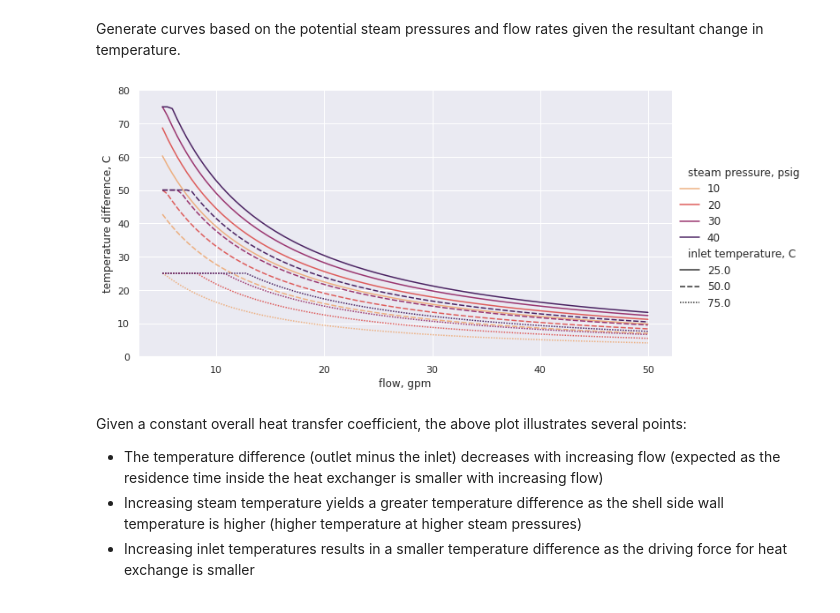
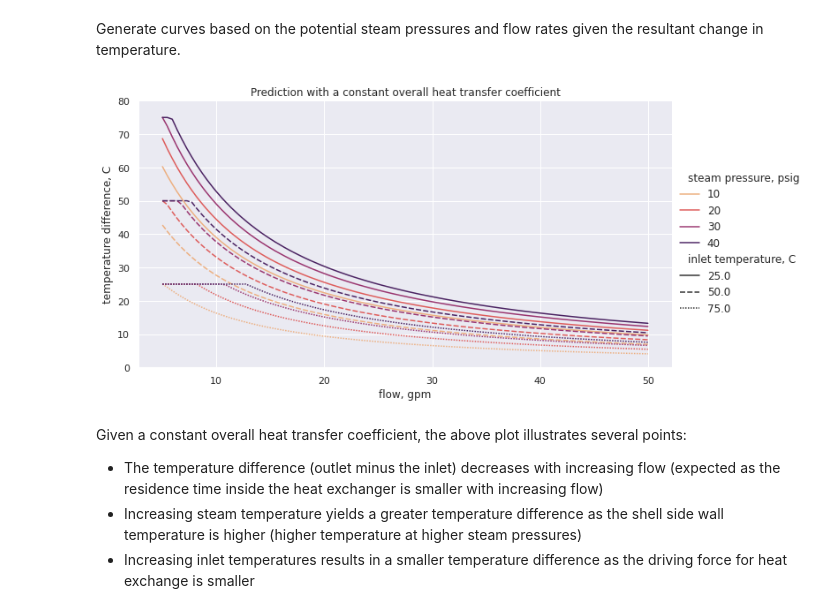
Before and after one commit to clint-bg/demos, a Jupyter notebook: shellandtube/ShellandTubePrediction.ipynb, the cells around one changed output. Saved outputs shown, nothing was run; the diff lists cells and outputs as text; code cells hidden in the pictures.

```diff
--- a/shellandtube/ShellandTubePrediction.ipynb
+++ b/shellandtube/ShellandTubePrediction.ipynb
@@ -109,7 +111,7 @@ Equation to solve: $\dot{m}\cdot C_p\cdot (T_{out}-T_{in}) = U\cdot A\cdot (T_{o
 #### Overall heat transfer coefficient Range
 From the NCEES Handbook on Page 188, there's a table that is titled: Typical Overall Heat-Transfer Coefficients in Heaters (Shell and Tube) with Condensing Steam. In that table, for a heated fluid of water, the heat transfer coefficient is 1500-4000 W/m2/K. Based on that and a given condition (flow rate and the intial fluid temperature and the steam temperature/pressure) the exit temperature can be found.
 # %%
-overallU = [1500,4000]
+overallUhueristic = [1500,4000]
 # %%
 #define equation to solve given the overall heat transfer coefficient
 def func(x,*input):
@@ -136,7 +138,7 @@ for steampr in steamlin:
   for gpm in gpmlin:
     massf = massflow(gpm)
     for intemp in inletlin:
-      input = {'U':overallU[1],'massflow':massf,'pressure':steampr,'inlettemp':intemp}
+      input = {'U':overallUhueristic[1],'massflow':massf,'pressure':steampr,'inlettemp':intemp}
       outtemp = fsolve(func,intemp+5,args=(input))[0]; outtemp = outtemp if (outtemp<100) else 100; tmpdiff = outtemp - intemp;
       lmtd = tmpdiff/np.log((Tcond-intemp)/(Tcond-outtemp))
       modeleddata['temperature difference, C'].append(tmpdiff); modeleddata['steam pressure, psig'].append(steampr);
@@ -145,10 +147,10 @@ df_maxhueristic = pd.DataFrame(modeleddata) #convert the dictionary to a datafra
 # %%
 #now plot
 p = sns.relplot(x='flow, gpm', y='temperature difference, C', hue='steam pressure, psig', kind="line", style='inlet temperature, C', palette='flare', data=df_maxhueristic, aspect=15/8);
-p.axes[0,0].set_ylim(0,80)
+p.axes[0,0].set_ylim(0,80);p.set(title='Prediction with a constant overall heat transfer coefficient')
 plt.show()
 # %% [output]
-[figure, old version]
+[figure, new version]
 # %% [markdown]
 Given a constant overall heat transfer coefficient, the above plot illustrates several points:
 *  The temperature difference (outlet minus the inlet) decreases with increasing flow (expected as the residence time inside the heat exchanger is smaller with increasing flow)
```
Also changed, not shown: parts of 15 cells of this notebook.
